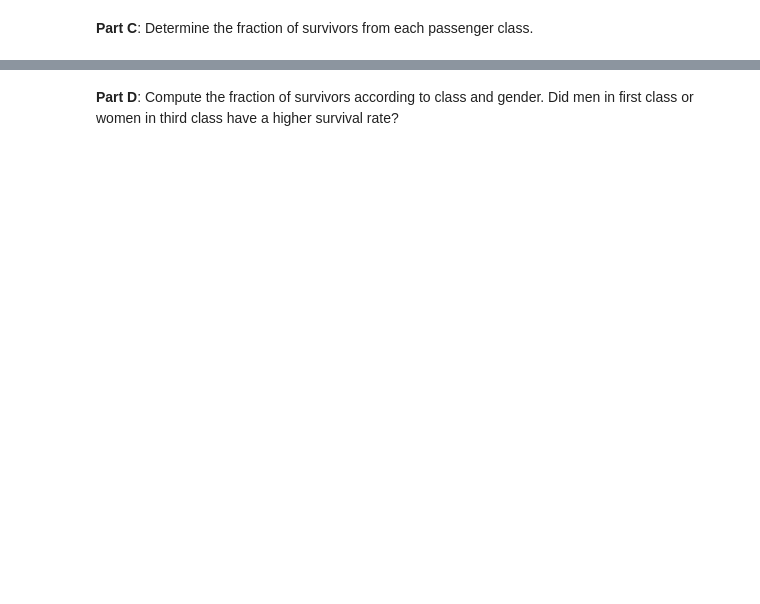
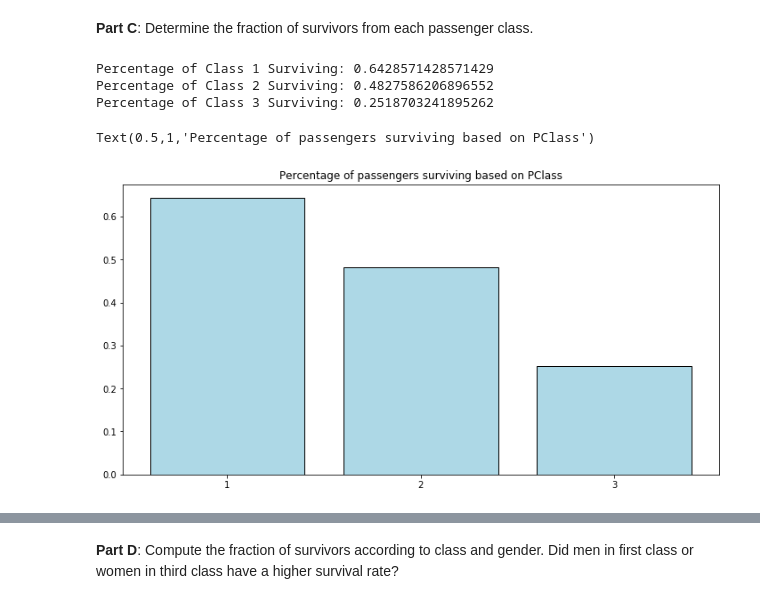
Before and after one commit to howardmonington/friendly-fortnight, a Jupyter notebook: homework/homework1/hmwk01_Kennedy_Alex.ipynb, the cells around one changed output, grey strips where cells are left out. Cells and saved outputs as stored; diff of their text form; code cells hidden in the pictures; blank space fills up the shorter version.

```diff
--- a/homework/homework1/hmwk01_Kennedy_Alex.ipynb
+++ b/homework/homework1/hmwk01_Kennedy_Alex.ipynb
@@ -495,2 +546,12 @@ df.head()
 # %% [markdown]
 **Part B**: Create a clean data set by removing any rows from the DataFrame that are missing values corresponding to **Survived**, **Pclass**, **Age**, or **Sex**. Store the clean data in a DataFrame called dfTitanic.
+# %%
+# possible values:
+# These next few lines show all the possible values for the 3 columns that don't have missing values.
+# Printing these shows that the only values in here are the expected ones, with none missing, so...
+# Only have to filter out the age when it is unknown
+# print(df["Sex"].unique())
+# print(df["Pclass"].unique())
+# print(df["Survived"].unique())
+
+dfTitanic = df.loc[~np.isnan(df["Age"])]
@@ -497,2 +563,27 @@ df.head()
 # %% [markdown]
 **Part C**: Determine the fraction of survivors from each passenger class.
+# %%
+one_total = dfTitanic.loc[dfTitanic["Pclass"] == 1].shape[0]
+two_total = dfTitanic.loc[dfTitanic["Pclass"] == 2].shape[0]
+three_total = dfTitanic.loc[dfTitanic["Pclass"] == 3].shape[0]
+one_survived = dfTitanic.loc[dfTitanic["Survived"] == 1].loc[dfTitanic["Pclass"] == 1].shape[0]
+two_survived = dfTitanic.loc[dfTitanic["Survived"] == 1].loc[dfTitanic["Pclass"] == 2].shape[0]
+three_survived = dfTitanic.loc[dfTitanic["Survived"] == 1].loc[dfTitanic["Pclass"] == 3].shape[0]
+print("Percentage of Class 1 Surviving:", one_survived / one_total)
+print("Percentage of Class 2 Surviving:",two_survived / two_total)
+print("Percentage of Class 3 Surviving:",three_survived / three_total)
+fig, axes = plt.subplots(1,1,figsize=(12,6))
+xs = ["1","2","3"]
+ysurvived = [one_survived / one_total, two_survived / two_total, three_survived / three_total]
+
+axes.bar(xs, ysurvived,
+        edgecolor = "Black",
+        facecolor = "LightBlue")
+
+plt.title("Percentage of passengers surviving based on PClass")
+# %% [output]
+Percentage of Class 1 Surviving: 0.6428571428571429
+Percentage of Class 2 Surviving: 0.4827586206896552
+Percentage of Class 3 Surviving: 0.2518703241895262
+Text(0.5,1,'Percentage of passengers surviving based on PClass')
+[figure, added]
```
Also changed, not shown: parts of 7 cells of this notebook.
